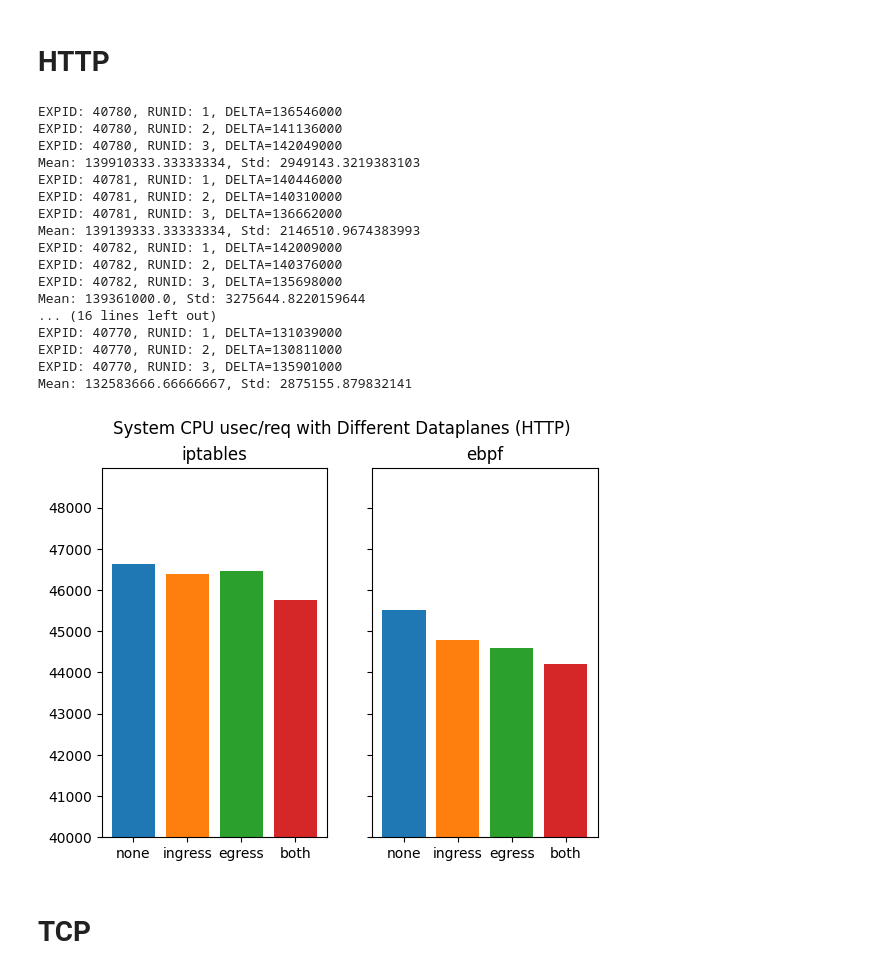
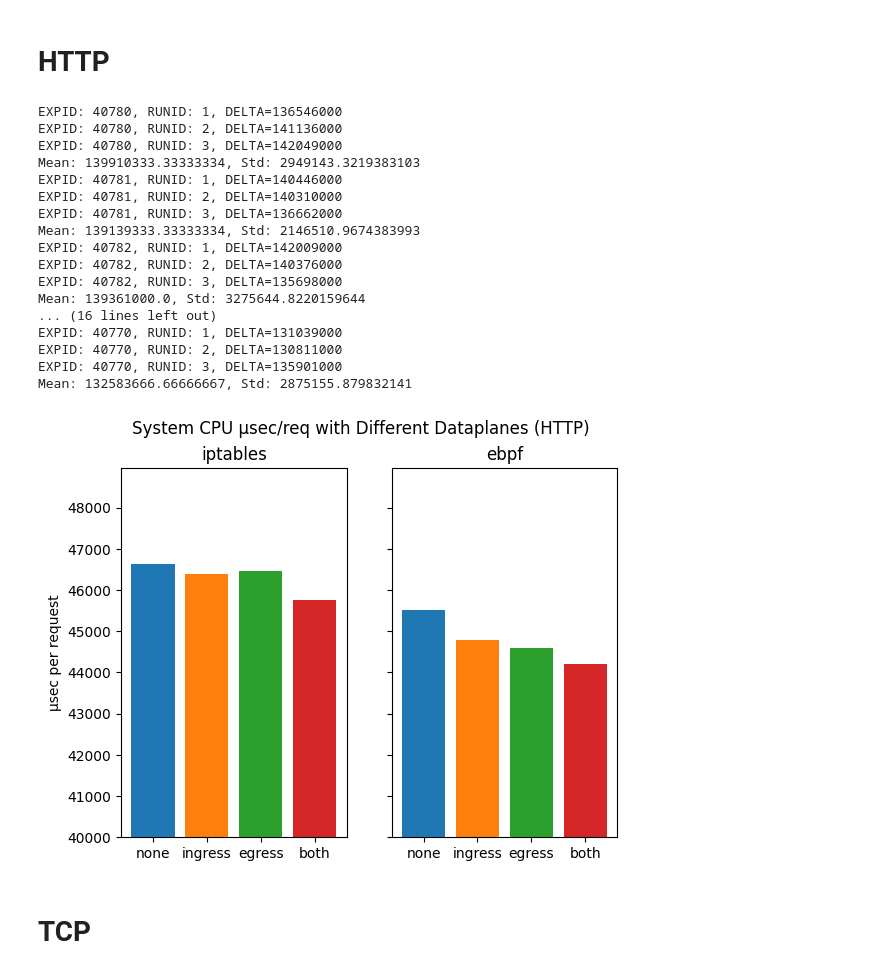
Before and after one commit to EmilZackrisson/thesis, a Jupyter notebook: Analysis/cgroup.ipynb, the cells around one changed output. Cells and saved outputs as stored; diff of their text form; code cells hidden in the pictures.

Commit message:
Updated diagrams

```diff
--- a/Analysis/cgroup.ipynb
+++ b/Analysis/cgroup.ipynb
@@ -132,6 +132,8 @@ def plot_bar_cpu_per_req(experimentstocompare, axs, index, filter=None):
         key = get_experiment_info(exp['id'])['Policy Direction']
         axs[index].set_title(get_experiment_info(exp['id'])['Dataplane'])
         axs[index].bar(key, val)
+    if index == 0:
+        axs[index].set_ylabel('μsec per request')
 # %%
 def plot_bar_cpu_per_req_istio(experimentstocompare, axs, index):
     for exp in experimentstocompare:
@@ -189,37 +195,37 @@ Mean: 129603000.0, Std: 1081308.0042245132
 # HTTP
 # %%
 fig, axs = plt.subplots(1,2,sharey=True)
-fig.suptitle('System CPU usec/req with Different Dataplanes (HTTP)')
+fig.suptitle('System CPU μsec/req with Different Dataplanes (HTTP)')
 
 # HTTP Iptables
 experimentstocompare = [{'id': '40780'}, {'id': '40781'}, {'id': '40782'}, {'id': '40783'}]
 plot_bar_cpu_per_req(experimentstocompare, axs, index=0, filter="HTTP")
 
 # HTTP eBPF
 experimentstocompare = [{'id': '40767'}, {'id': '40768'}, {'id': '40769'}, {'id': '40770'}]
 plot_bar_cpu_per_req(experimentstocompare, axs, index=1, filter="HTTP")
 
 axs[0].set(ylim=40000)
 plt.savefig('plots/cpu_usec_http.pdf', format='pdf')
 # %% [output]
 EXPID: 40780, RUNID: 1, DELTA=136546000
 EXPID: 40780, RUNID: 2, DELTA=141136000
 EXPID: 40780, RUNID: 3, DELTA=142049000
 Mean: 139910333.33333334, Std: 2949143.3219383103
 EXPID: 40781, RUNID: 1, DELTA=140446000
 EXPID: 40781, RUNID: 2, DELTA=140310000
 EXPID: 40781, RUNID: 3, DELTA=136662000
 Mean: 139139333.33333334, Std: 2146510.9674383993
 EXPID: 40782, RUNID: 1, DELTA=142009000
 EXPID: 40782, RUNID: 2, DELTA=140376000
 EXPID: 40782, RUNID: 3, DELTA=135698000
 Mean: 139361000.0, Std: 3275644.8220159644
 ... (16 lines left out)
 EXPID: 40770, RUNID: 1, DELTA=131039000
 EXPID: 40770, RUNID: 2, DELTA=130811000
 EXPID: 40770, RUNID: 3, DELTA=135901000
 Mean: 132583666.66666667, Std: 2875155.879832141
-[figure, old version]
+[figure, new version]
 # %% [markdown]
 # TCP
 # %%
```
Also changed, not shown: parts of 6 cells of this notebook, 12 other files.
